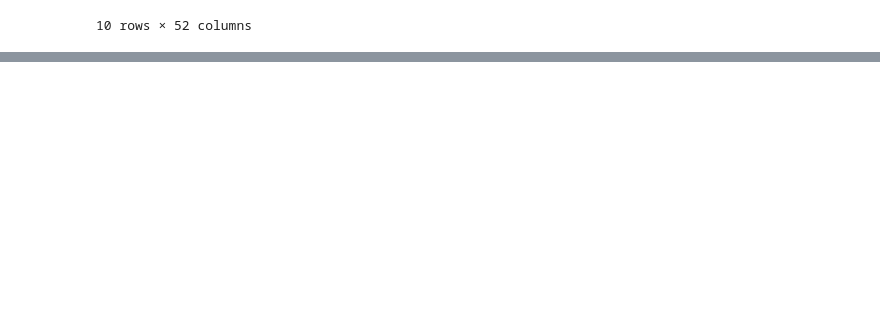
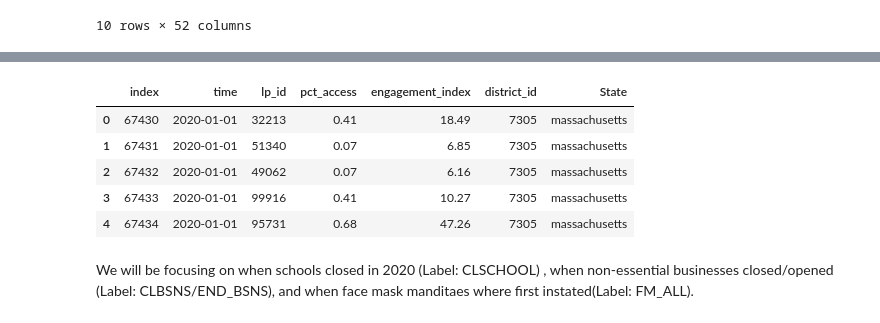
Before and after one commit to AditJainn/Math1130Project, a Jupyter notebook: AditProjectCode.ipynb, the cells around one changed output, grey strips where cells are left out. Drawn from its saved outputs; the diff is of its cells as text; code cells hidden in the pictures; blank space fills up the shorter version.

```diff
--- a/AditProjectCode.ipynb
+++ b/AditProjectCode.ipynb
@@ -175,3 +175,28 @@ policyDataFrame.head(10)
 | 8 | FLORIDA | 17/3/2020 | 0 | 0 | 15/3/2020 | 3/4/2020 | 0 | 18/5/2020 | 0 | 0 | ... | ... |
 | 9 | ILLINOIS | 17/3/2020 | 23/3/2020 | 29/5/2020 | 0 | 21/3/2020 | 0 | 29/5/2020 | 1/5/2020 | 0 | ... | ... |
 10 rows × 52 columns
+# %%
+# Adding district_id column to csv files in engagement data folder
+
+# Path to the engagement_data folder
+folder_path = 'engagement_data'
+df_list = []
+# Loop through each file in the folder
+for filename in os.listdir(folder_path):
+    if filename.endswith('.csv'):
+        file_path = os.path.join(folder_path, filename)
+
+        # Read the CSV file into a dataframe
+        df = pd.read_csv(file_path)
+
+        # Extract the district ID from the filename
+        district_id = filename.split('.')[0]
+
+        # Add a new column to the dataframe with the district ID
+        df['district_id'] = int(district_id)
+
+        df_list.append(df)
+engagement_data = pd.concat(df_list, ignore_index=True)
+# Get rid of unnessary variables
+del df_list
+del df
@@ -177,0 +218,25 @@ policyDataFrame.head(10)
+# %%
+engagement_data= engagement_data.dropna(subset=['lp_id'])
+
+engagement_data['lp_id'] = engagement_data['lp_id'].astype(np.int64)
+# %%
+district_idDict= dict(zip(districtDF["district_id"],districtDF["state"]))
+engagement_data['State'] = engagement_data['district_id'].map(district_idDict)
+
+# We are dropping states rows that are Nan as they
+# are not a state of interest as previously described
+engagement_data= engagement_data.dropna(subset=['State']).reset_index()
+engagement_data['State'] = engagement_data['State'].apply(str.lower)
+# %%
+engagement_data['State'] = engagement_data['State'].apply(str.lower)
+# %%
+engagement_data.head()
+# %% [output]
+|  | index | time | lp_id | pct_access | engagement_index | district_id | State |
+| 0 | 67430 | 2020-01-01 | 32213 | 0.41 | 18.49 | 7305 | massachusetts |
+| 1 | 67431 | 2020-01-01 | 51340 | 0.07 | 6.85 | 7305 | massachusetts |
+| 2 | 67432 | 2020-01-01 | 49062 | 0.07 | 6.16 | 7305 | massachusetts |
+| 3 | 67433 | 2020-01-01 | 99916 | 0.41 | 10.27 | 7305 | massachusetts |
+| 4 | 67434 | 2020-01-01 | 95731 | 0.68 | 47.26 | 7305 | massachusetts |
+# %% [markdown]
+We will be focusing on when schools closed in 2020 (Label: CLSCHOOL) , when non-essential businesses closed/opened (Label: CLBSNS/END_BSNS), and when face mask manditaes where first instated(Label: FM_ALL).
```
Also changed, not shown: parts of 65 cells of this notebook.
